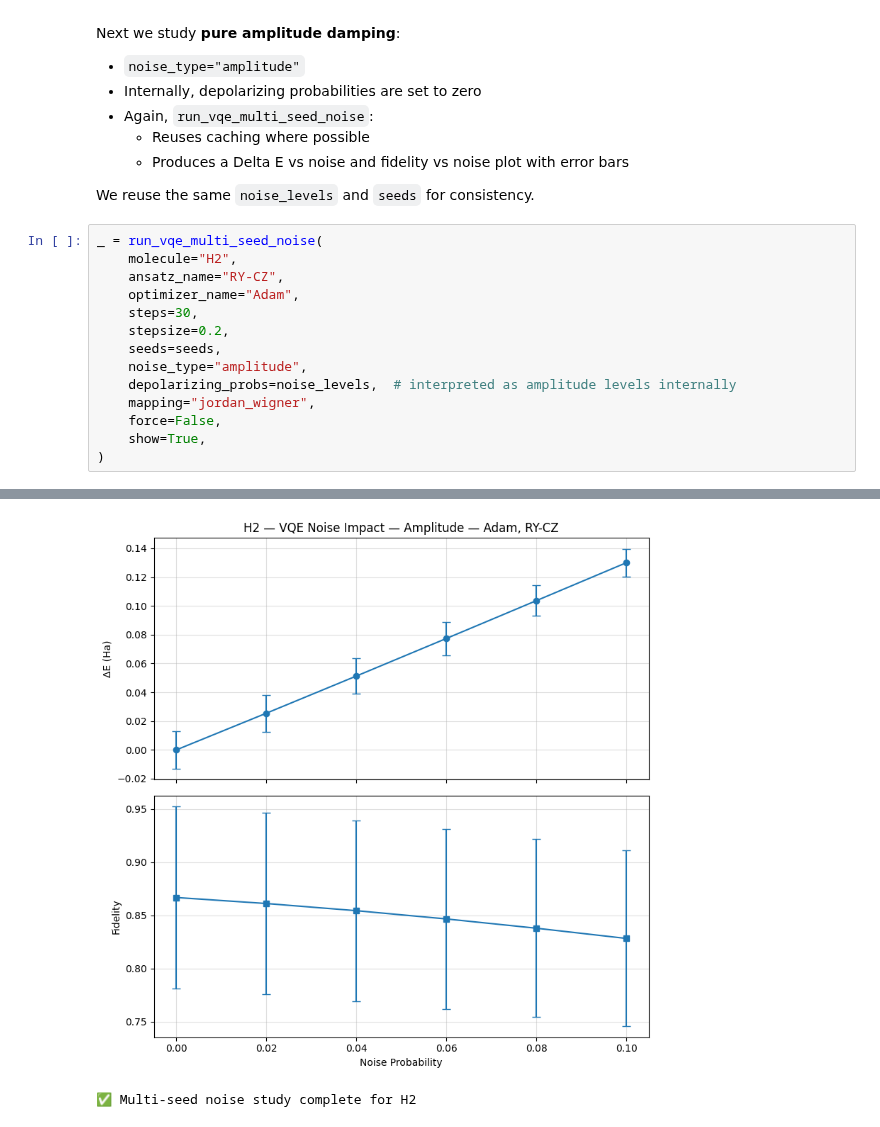
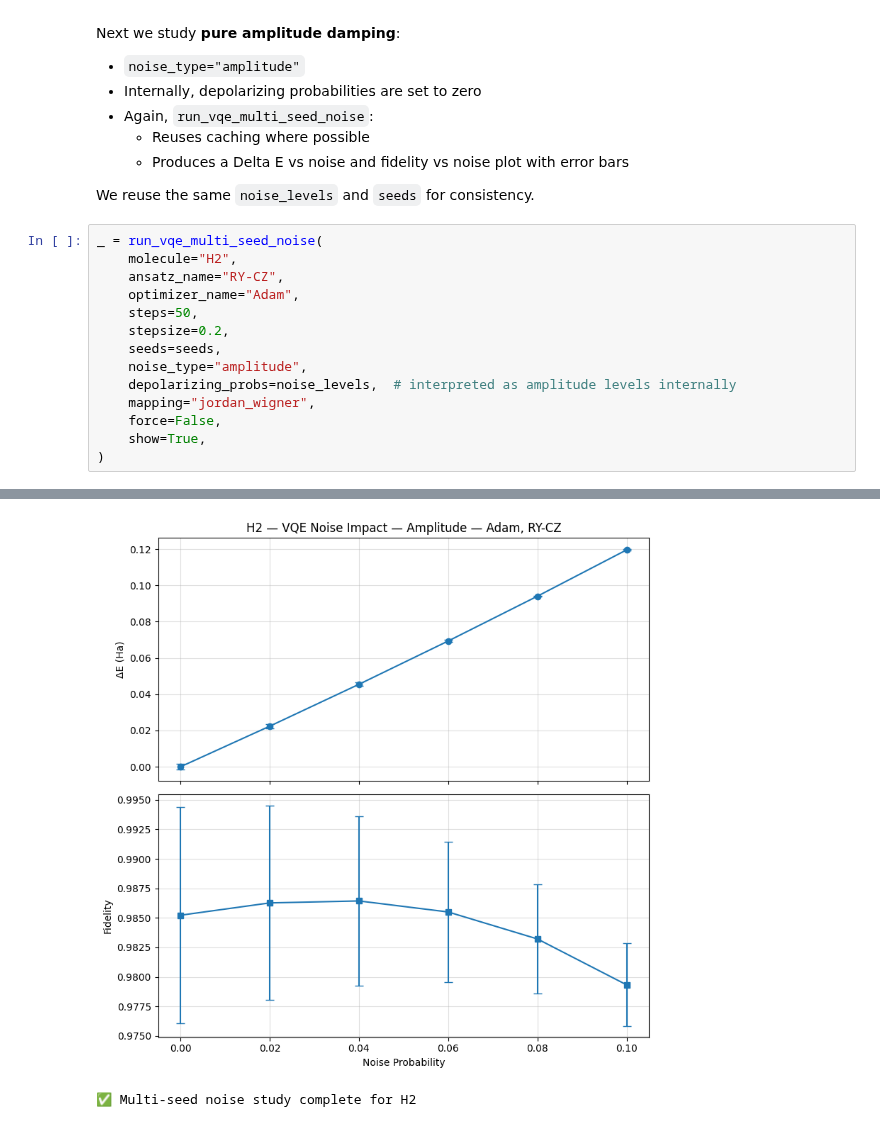
Before and after one commit to SidRichardsQuantum/Variational_Quantum_Eigensolver, a Jupyter notebook: notebooks/vqe/H2/Noise_Scan.ipynb, the cells around one changed output, grey strips where cells are left out. Drawn from its saved outputs; the diff is of its cells as text.

```diff
--- a/notebooks/vqe/H2/Noise_Scan.ipynb
+++ b/notebooks/vqe/H2/Noise_Scan.ipynb
@@ -129,7 +129,7 @@ _ = run_vqe_multi_seed_noise(
     molecule="H2",
     ansatz_name="RY-CZ",
     optimizer_name="Adam",
-    steps=30,
+    steps=50,
     stepsize=0.2,
     seeds=seeds,
     noise_type="amplitude",
@@ -158,5 +158,5 @@ Noise p_dep=0.00, p_amp=0.10: ΔE=0.129997 ± 0.009553, ⟨F⟩=0.8282
 📁 Saved → /workspaces/Variational_Quantum_Eigensolver/images/vqe/VQE_Noise_Stats_H2_Adam_RY-CZ_Amplitude.png
-[figure, old version]
+[figure, new version]
 ✅ Multi-seed noise study complete for H2
 # %% [markdown]
 ## ✅ Summary
```
Also changed, not shown: parts of 3 cells of this notebook, 3 other files.
